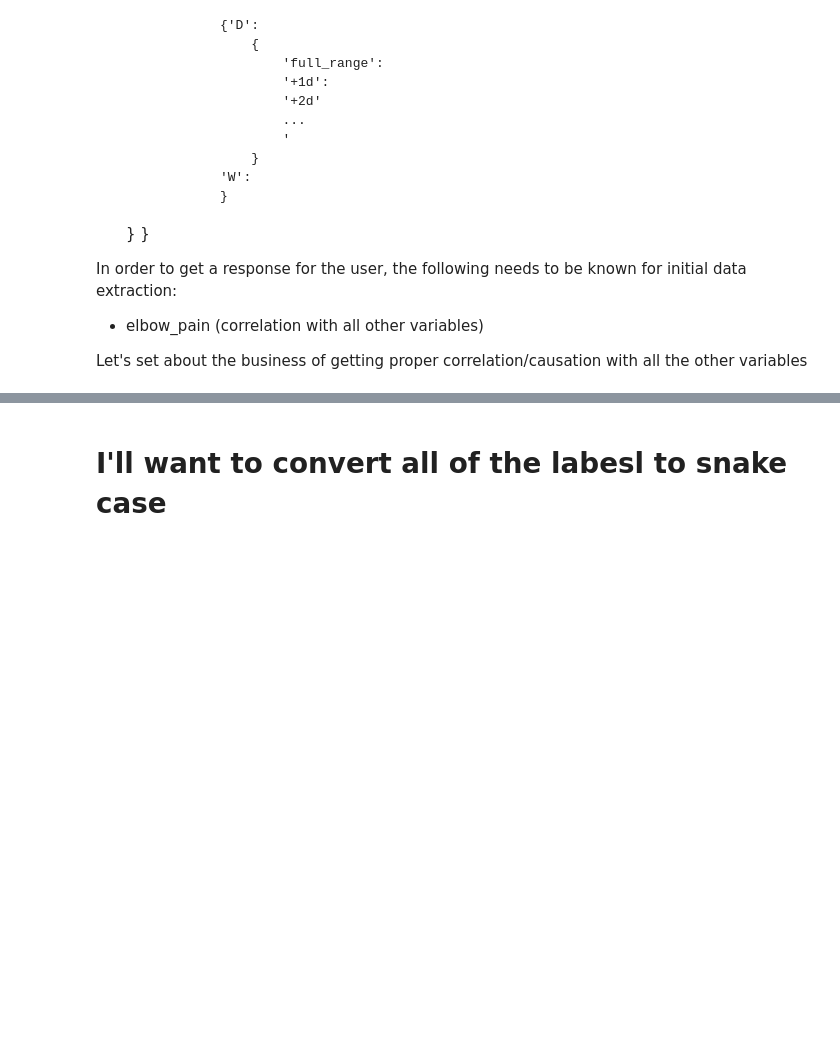
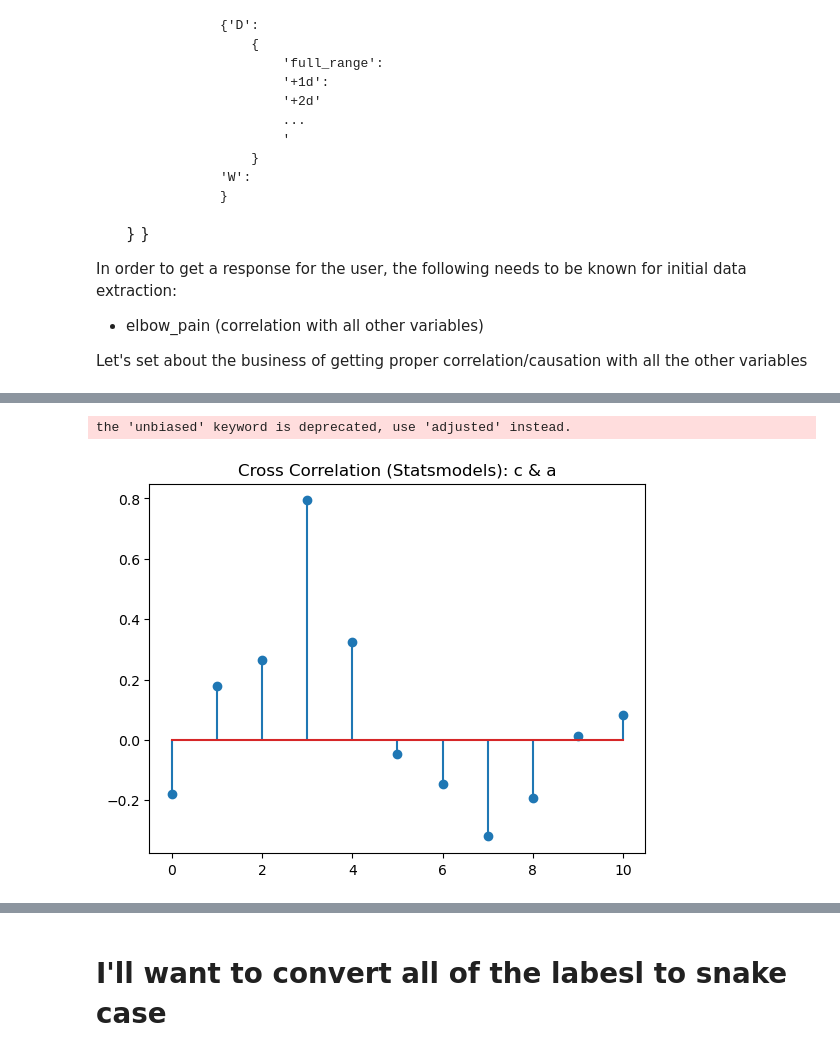
Before and after one commit to brilerner/ewandi, a Jupyter notebook: src/analysis/correlation.ipynb, the cells around one changed output, grey strips where cells are left out. Drawn from its saved outputs; the diff is of its cells as text; code cells hidden in the pictures; blank space fills up the shorter version.

```diff
--- a/src/analysis/correlation.ipynb
+++ b/src/analysis/correlation.ipynb
@@ -256,0 +720,11 @@ The first thing we need to do is determine how to assign relationships with the
+# %%
+points = 50
+a = np.random.rand(points)
+b = np.random.rand(points)
+data = pd.DataFrame({"a":a, "b": b})
+data["c"] = data["a"].shift(3) + data["b"].shift(1)
+data.shape, data.columns
+data.dropna(inplace=True)
+# %% [output]
+the 'unbiased' keyword is deprecated, use 'adjusted' instead.
+[figure, added]
```
Also changed, not shown: parts of 40 cells of this notebook, 17 other files.
